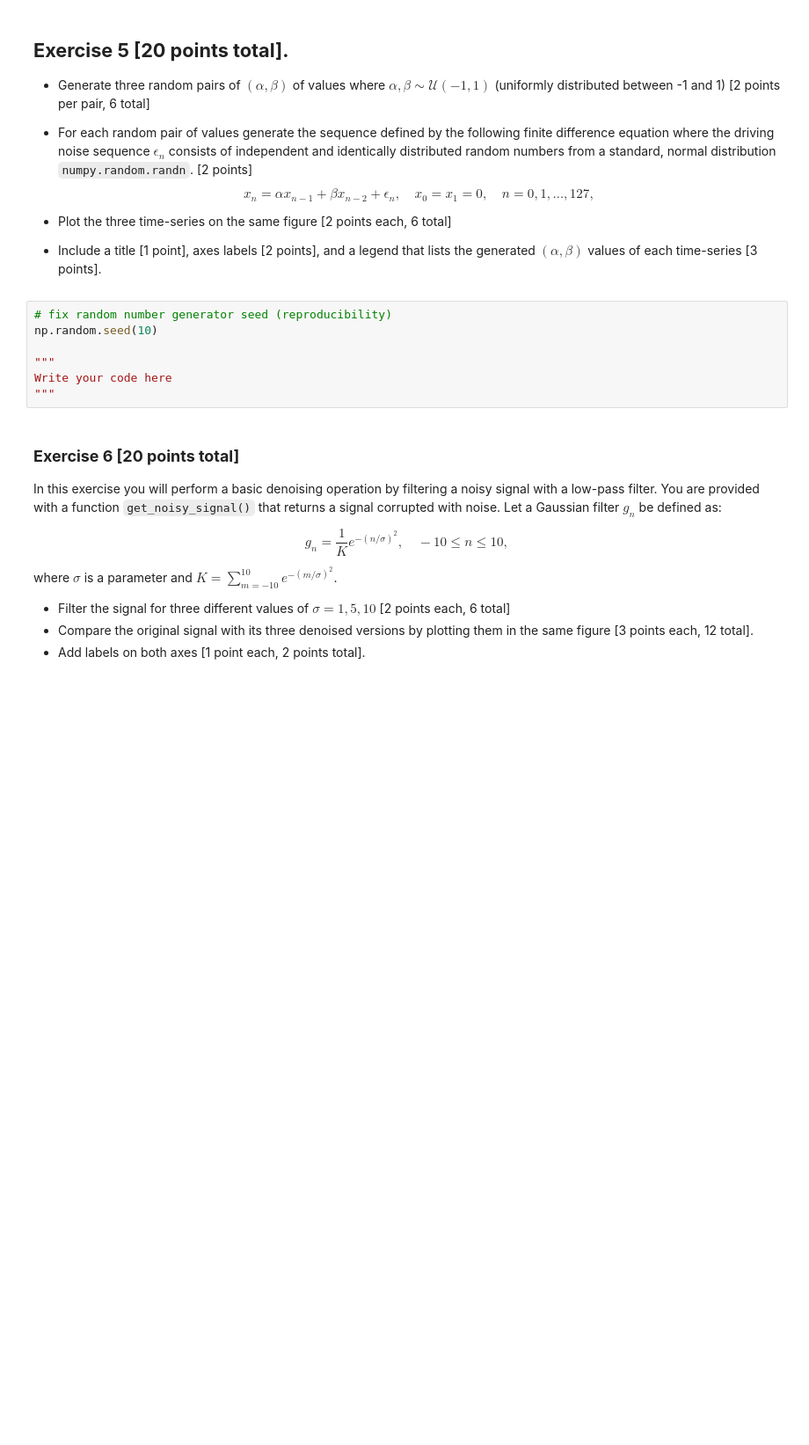
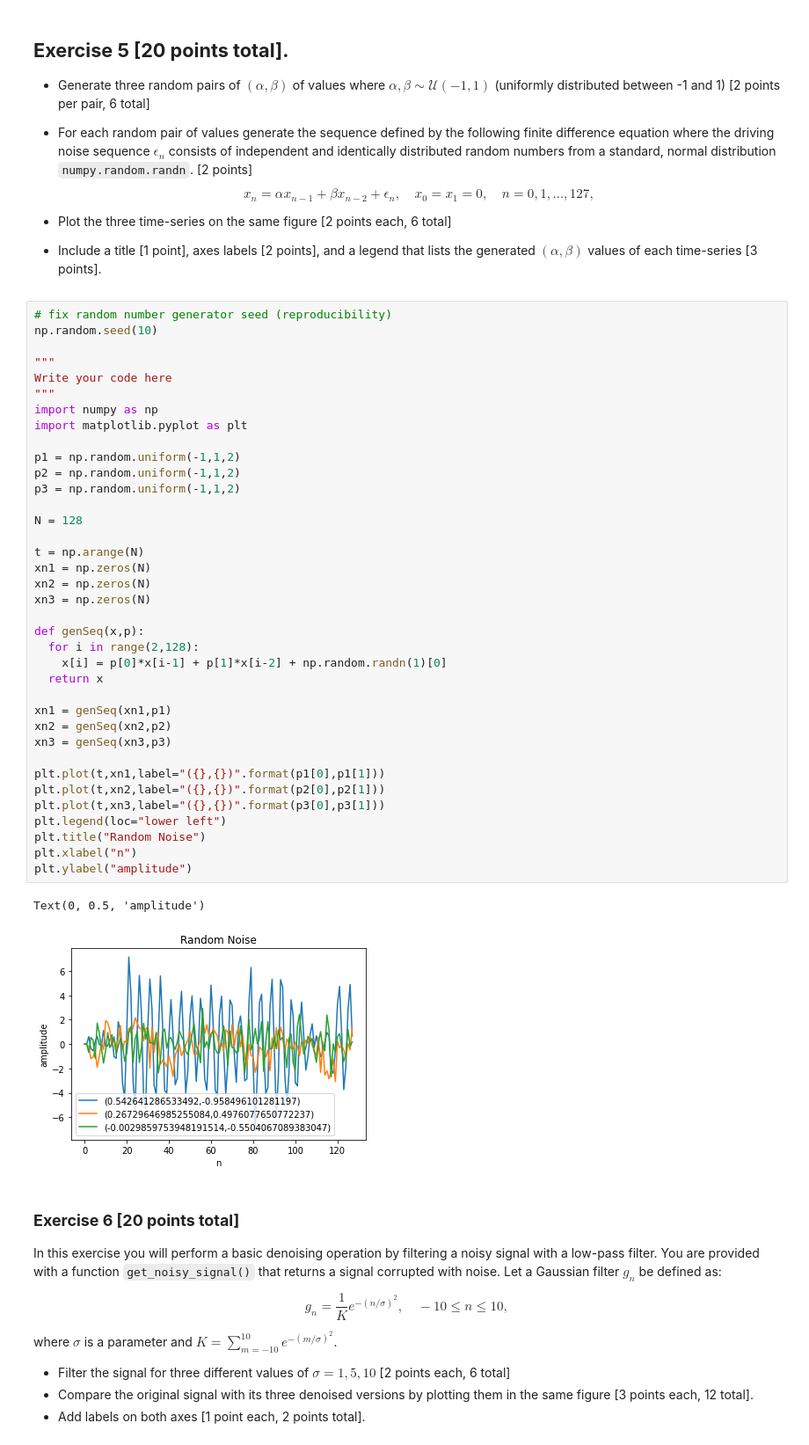
Before and after one commit to atang24/bmds, a Jupyter notebook: prelab1.ipynb, the cells around one changed output. Shown: that part at 88% size. Drawn from its saved outputs; the diff is of its cells as text; blank space fills up the shorter version.

```diff
--- a/prelab1.ipynb
+++ b/prelab1.ipynb
@@ -394,13 +396,46 @@ $$ x_n = \alpha x_{n-1} + \beta x_{n-2} + \epsilon_{n},\quad x_0=x_1=0,\quad n=0
 
  * Plot the three time-series on the same figure [2 points each, 6 total]
  * Include a title [1 point], axes labels [2 points], and a legend that lists the generated  $( \alpha,\beta)$ values of each time-series [3 points].
-# %%
-# fix random number generator seed (reproducibility)
-np.random.seed(10)
-
-"""
-Write your code here
-"""
+# %%
+# fix random number generator seed (reproducibility)
+np.random.seed(10)
+
+"""
+Write your code here
+"""
+import numpy as np
+import matplotlib.pyplot as plt
+
+p1 = np.random.uniform(-1,1,2)
+p2 = np.random.uniform(-1,1,2)
+p3 = np.random.uniform(-1,1,2)
+
+N = 128
+
+t = np.arange(N)
+xn1 = np.zeros(N)
+xn2 = np.zeros(N)
+xn3 = np.zeros(N)
+
+def genSeq(x,p):
+  for i in range(2,128):
+    x[i] = p[0]*x[i-1] + p[1]*x[i-2] + np.random.randn(1)[0]
+  return x
+
+xn1 = genSeq(xn1,p1)
+xn2 = genSeq(xn2,p2)
+xn3 = genSeq(xn3,p3)
+
+plt.plot(t,xn1,label="({},{})".format(p1[0],p1[1]))
+plt.plot(t,xn2,label="({},{})".format(p2[0],p2[1]))
+plt.plot(t,xn3,label="({},{})".format(p3[0],p3[1]))
+plt.legend(loc="lower left")
+plt.title("Random Noise")
+plt.xlabel("n")
+plt.ylabel("amplitude")
+# %% [output]
+Text(0, 0.5, 'amplitude')
+[figure, added]
 # %% [markdown]
 ### **Exercise 6 [20 points total]**
 In this exercise you will perform a basic denoising operation by filtering a noisy signal with a low-pass filter. You are provided with a function `get_noisy_signal()` that returns a signal corrupted with noise. Let a Gaussian filter $g_n$ be defined as:
```
Also changed, not shown: parts of 1 cell of this notebook.
